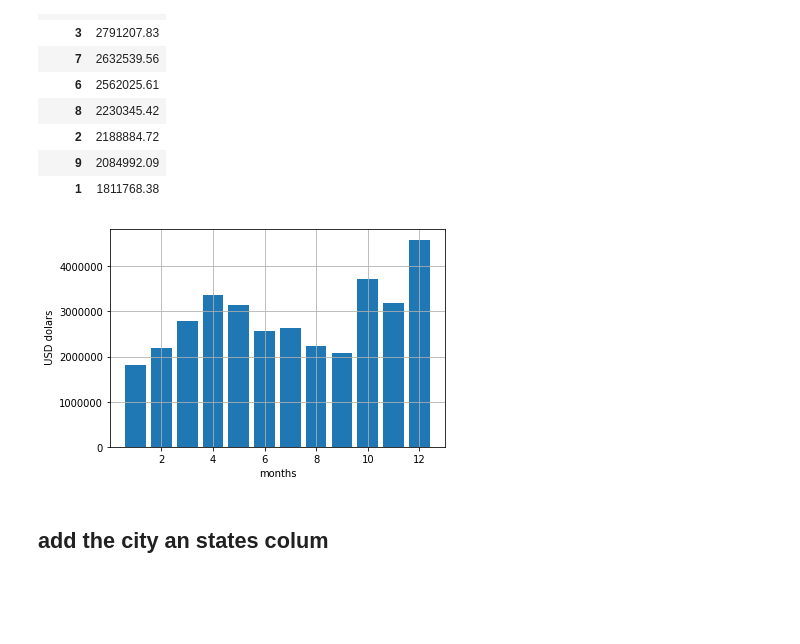
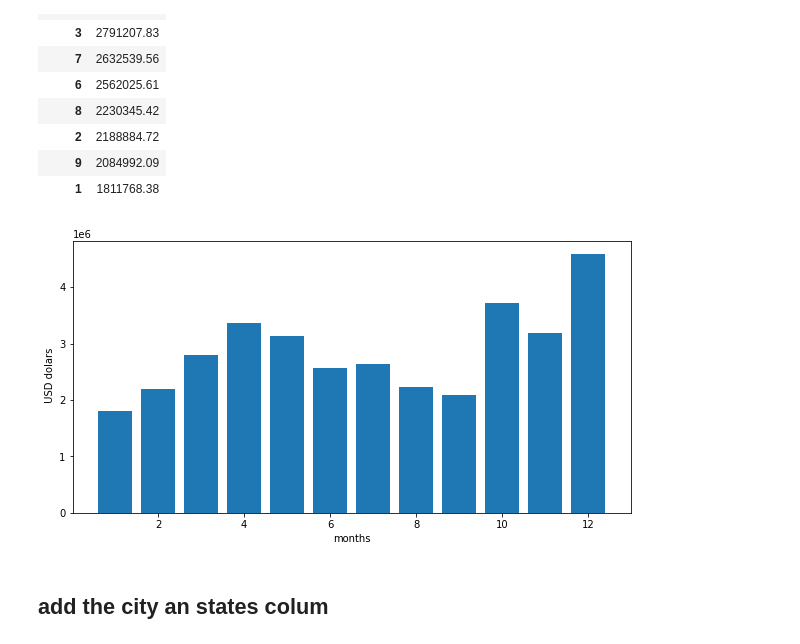
Before and after one commit to LuissotoData/Sales-Data, a Jupyter notebook: Sales 2019 analisis.ipynb, the cells around one changed output. Cells and saved outputs as stored; diff of their text form; code cells hidden in the pictures; blank space fills up the shorter version.

```diff
--- a/Sales 2019 analisis.ipynb
+++ b/Sales 2019 analisis.ipynb
@@ -151,15 +150,16 @@ sales_2019.groupby(['month'])[['Price Each']].sum().sort_values(by =['Price Each
 # %%
 result = sales_2019.groupby(['month'])[['Price Each']].sum()
 months = range(1,13)
 
-plt.bar(months, result['Price Each'] )
-plt.grid(visible=True)
+
+plt.figure(figsize=(10,5))
+plt.bar(months, result['Price Each'])
 plt.xlabel('months')
 plt.ylabel(' USD dolars')
 
 plt.show()
 # %% [output]
-[figure, old version]
+[figure, new version]
 # %% [markdown]
 ## add the city an states colum
 # %%
```
Also changed, not shown: parts of 27 cells of this notebook, 1 other file.
